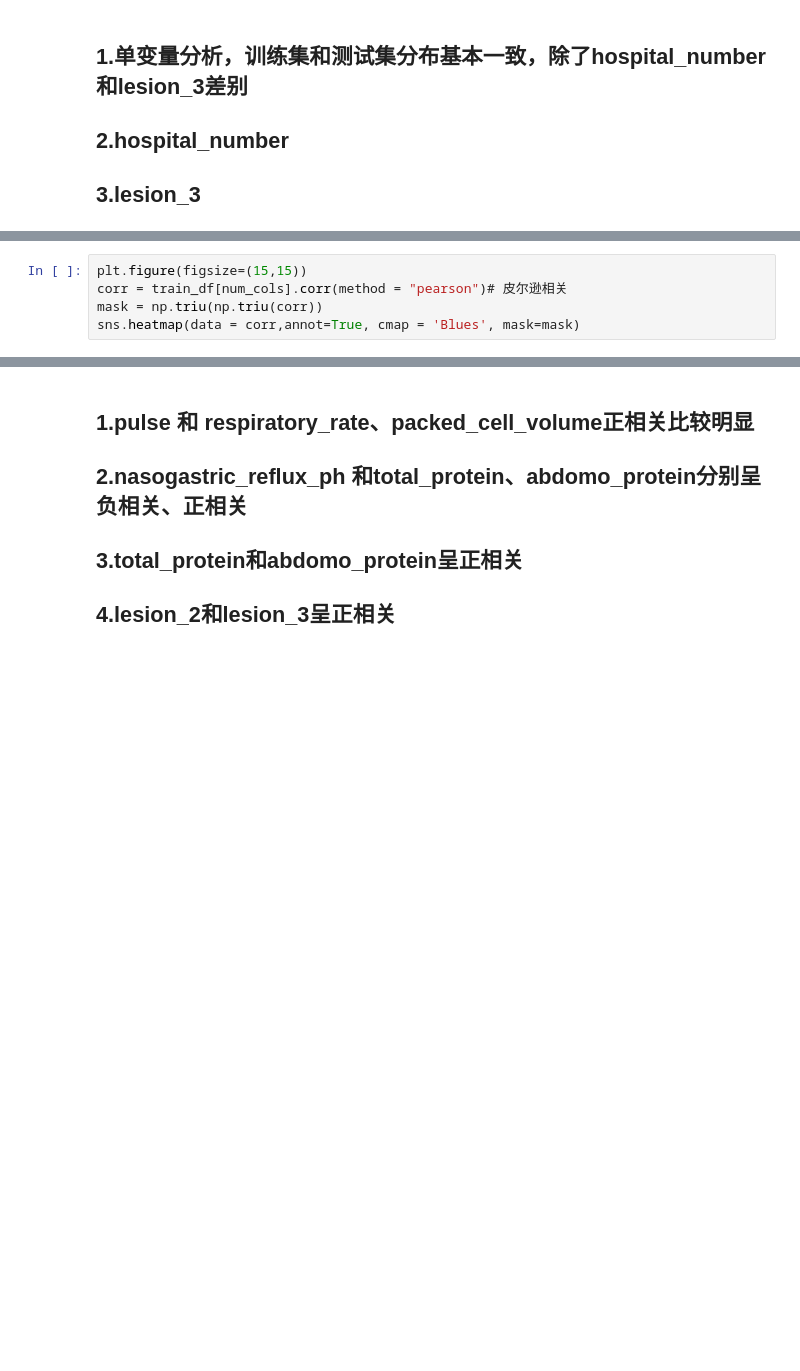
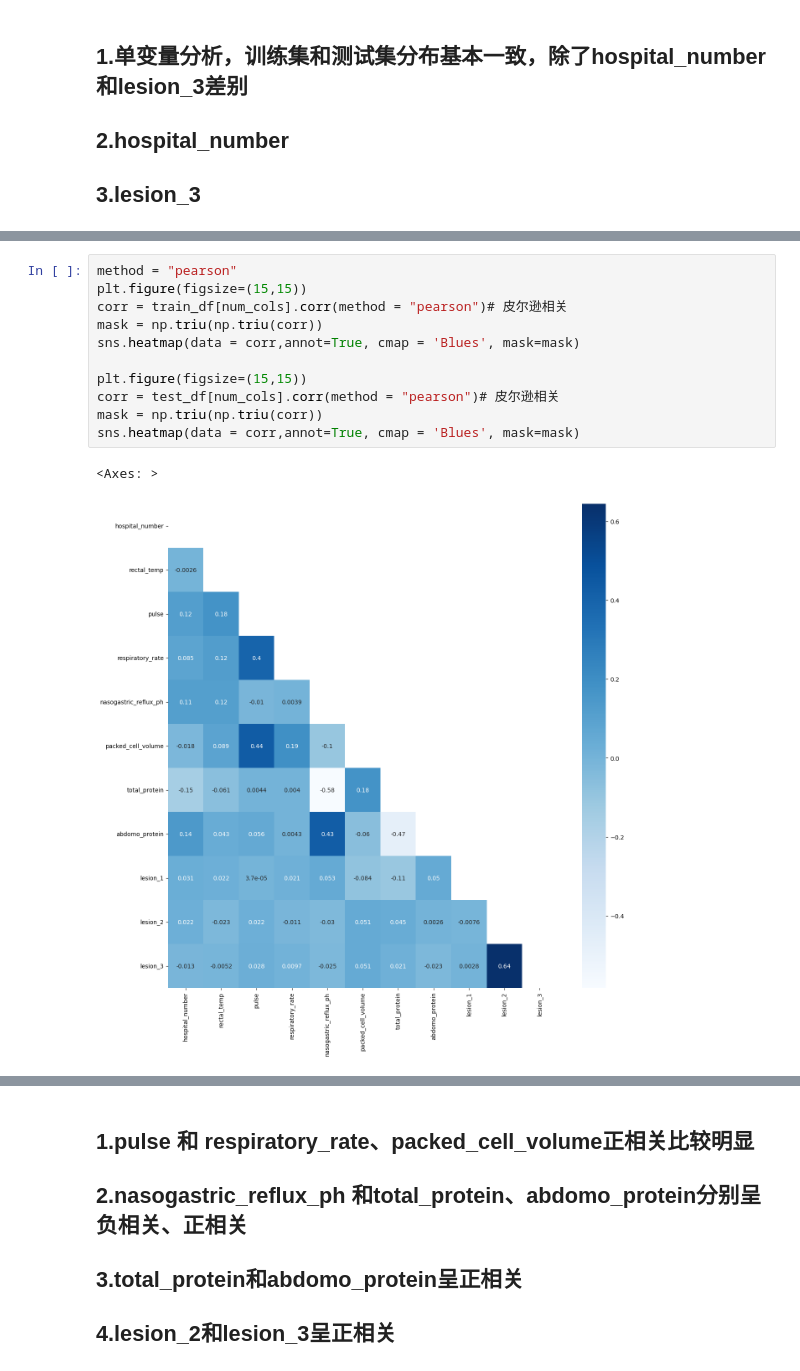
Before and after one commit to TaurrBen/Kaggle, a Jupyter notebook: 1-predicthealthoutcomesofhorses.ipynb, the cells around one changed output, grey strips where cells are left out. Cells and saved outputs as stored; diff of their text form; blank space fills up the shorter version.

```diff
--- a/1-predicthealthoutcomesofhorses.ipynb
+++ b/1-predicthealthoutcomesofhorses.ipynb
@@ -466,5 +494,14 @@ plot_pair(train_df,num_cols,target,plotname = 'Scatter Matrix with Target')
 # %%
+method = "pearson"
 plt.figure(figsize=(15,15))
 corr = train_df[num_cols].corr(method = "pearson")# 皮尔逊相关
 mask = np.triu(np.triu(corr))
 sns.heatmap(data = corr,annot=True, cmap = 'Blues', mask=mask)
+
+plt.figure(figsize=(15,15))
+corr = test_df[num_cols].corr(method = "pearson")# 皮尔逊相关
+mask = np.triu(np.triu(corr))
+sns.heatmap(data = corr,annot=True, cmap = 'Blues', mask=mask)
+# %% [output]
+<Axes: >
+[figure, added]
```
Also changed, not shown: parts of 13 cells of this notebook, 1 other file.
